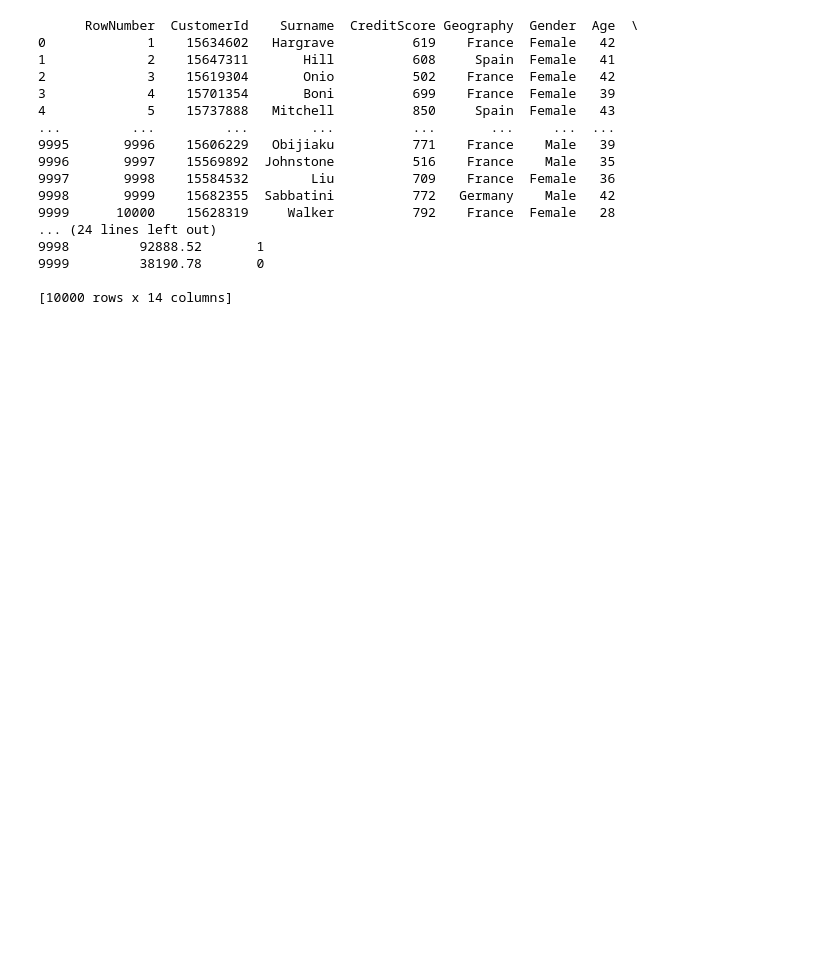
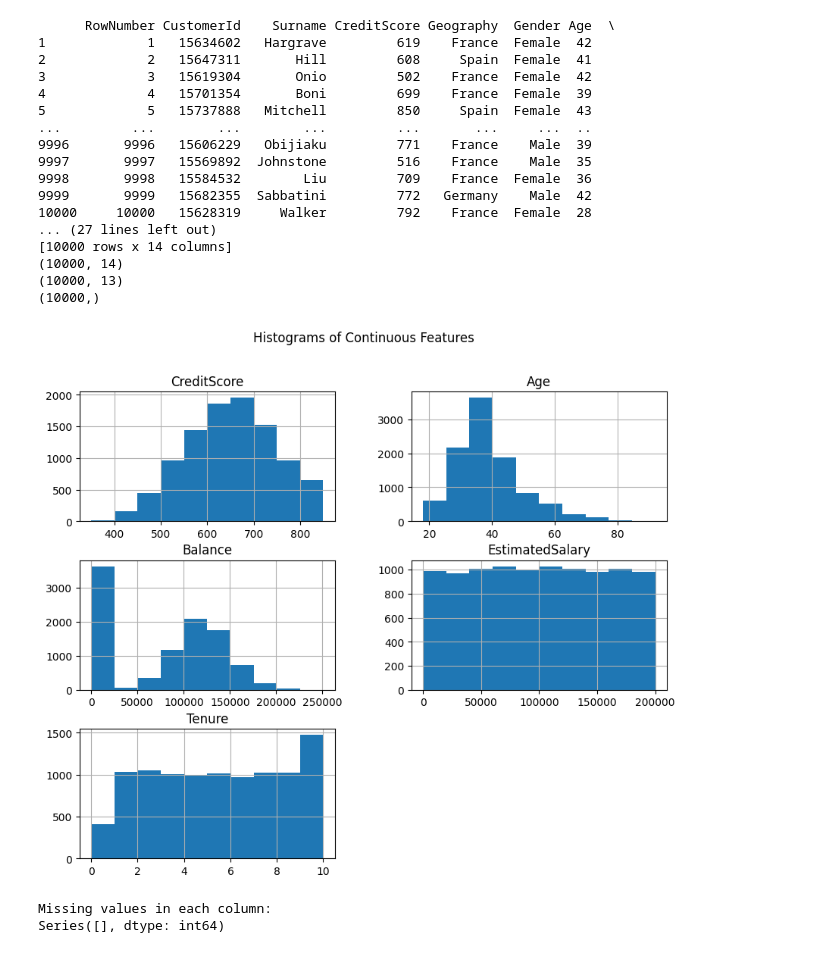
Before and after one commit to khushabuborwal/churn-prediction-logistic-l1-l2, a Jupyter notebook: main.ipynb, the cells around one changed output. Drawn from its saved outputs; the diff is of its cells as text; code cells hidden in the pictures; blank space fills up the shorter version.

Commit message:
Data Load and Plotting it

```diff
--- a/main.ipynb
+++ b/main.ipynb
@@ -10,24 +15,59 @@ Requirement already satisfied: six>=1.5 in /Library/Frameworks/Python.framework/
 # %%
 import pandas as pd
 # %%
-df = pd.read_csv('Churn_Modelling.csv')
+# Load the dataset
+df = pd.read_csv('Churn_Modelling.csv', header = None)
 
+# Extract the header from the first row and create a list of attributes names
+attribute_names = df.iloc[0].tolist()
+df.columns = attribute_names
+# Create a DataFrame from the remaining rows (excluding the first one)
+df = df[1:]
 print(df)
+print(df.shape)
+
+# Convert specific columns to numeric
+columns_to_convert = ['CreditScore', 'Age', 'Balance', 'EstimatedSalary', 'Tenure', 'NumOfProducts']
+for column in columns_to_convert:
+    df[column] = pd.to_numeric(df[column], errors='coerce')
+
+# split the data assuming the last column is the target variable
+X = df.iloc[:, :-1]   # All columns except the last one
+Y = df.iloc[:, -1]    # The last column is the target
+print(X.shape)
+print(Y.shape)
 # %% [output]
-      RowNumber  CustomerId    Surname  CreditScore Geography  Gender  Age  \
-0             1    15634602   Hargrave          619    France  Female   42
-1             2    15647311       Hill          608     Spain  Female   41
-2             3    15619304       Onio          502    France  Female   42
-3             4    15701354       Boni          699    France  Female   39
-4             5    15737888   Mitchell          850     Spain  Female   43
-...         ...         ...        ...          ...       ...     ...  ...
-9995       9996    15606229   Obijiaku          771    France    Male   39
-9996       9997    15569892  Johnstone          516    France    Male   35
-9997       9998    15584532        Liu          709    France  Female   36
-9998       9999    15682355  Sabbatini          772   Germany    Male   42
-9999      10000    15628319     Walker          792    France  Female   28
-... (24 lines left out)
-9998         92888.52       1
-9999         38190.78       0
-
+      RowNumber CustomerId    Surname CreditScore Geography  Gender Age  \
+1             1   15634602   Hargrave         619    France  Female  42
+2             2   15647311       Hill         608     Spain  Female  41
+3             3   15619304       Onio         502    France  Female  42
+4             4   15701354       Boni         699    France  Female  39
+5             5   15737888   Mitchell         850     Spain  Female  43
+...         ...        ...        ...         ...       ...     ...  ..
+9996       9996   15606229   Obijiaku         771    France    Male  39
+9997       9997   15569892  Johnstone         516    France    Male  35
+9998       9998   15584532        Liu         709    France  Female  36
+9999       9999   15682355  Sabbatini         772   Germany    Male  42
+10000     10000   15628319     Walker         792    France  Female  28
+... (27 lines left out)
 [10000 rows x 14 columns]
+(10000, 14)
+(10000, 13)
+(10000,)
+# %%
+import matplotlib.pyplot as plt
+
+# Plot histograms for continuous features
+X[['CreditScore', 'Age', 'Balance', 'EstimatedSalary', 'Tenure']].hist(figsize=(10, 8))
+plt.suptitle('Histograms of Continuous Features')
+plt.show()
+# %% [output]
+[figure, added]
+# %%
+#checking for missing values
+missing_values = X.isnull().sum()
+print("Missing values in each column:")
+print(missing_values[missing_values > 0])
+# %% [output]
+Missing values in each column:
+Series([], dtype: int64)
```
Also changed, not shown: parts of 2 cells of this notebook.
